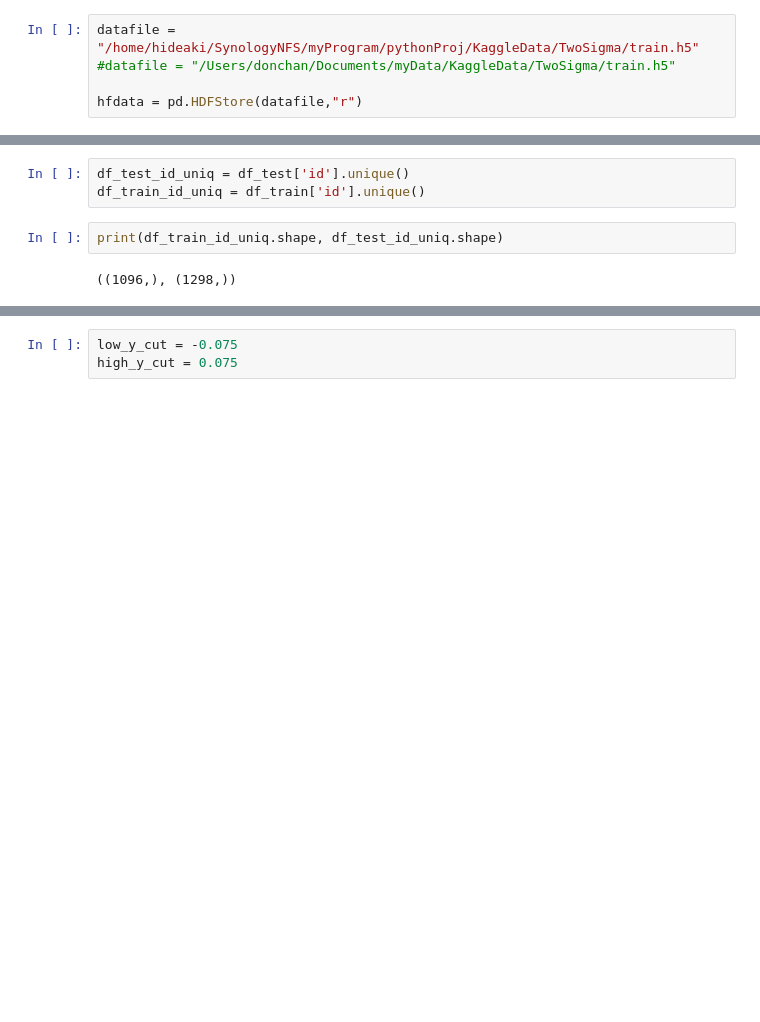
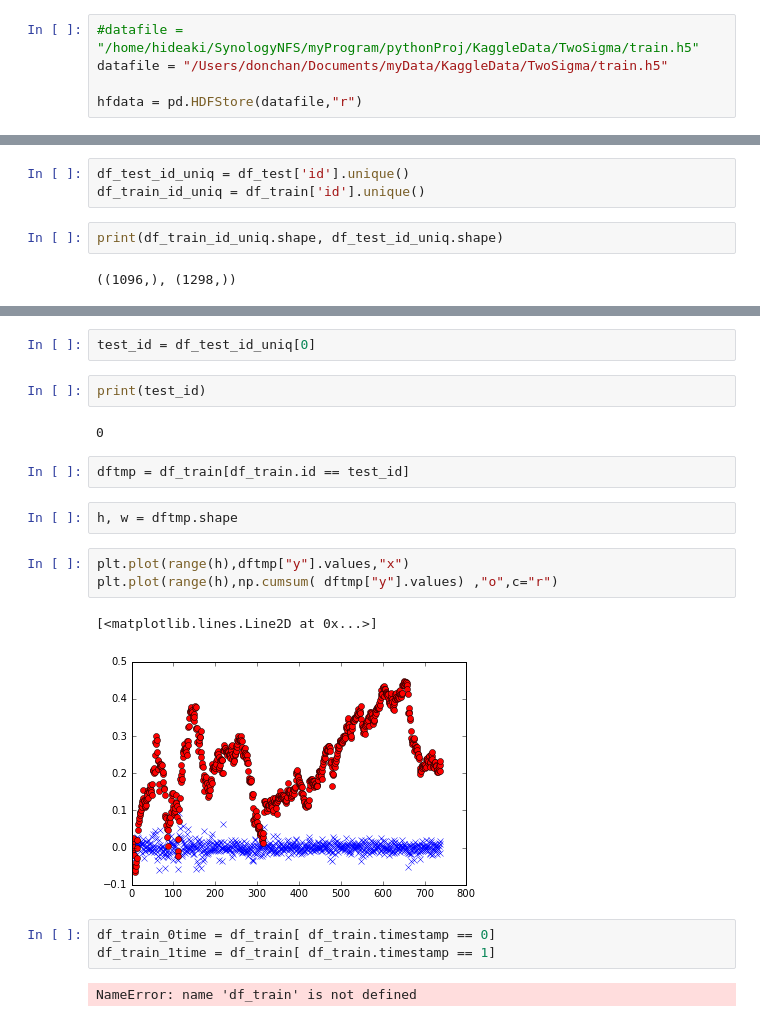
Before and after one commit to scrambleegg7/TwoSigma, a Jupyter notebook: twosigma.ipynb, the cells around one changed output, grey strips where cells are left out. Cells and saved outputs as stored; diff of their text form; blank space fills up the shorter version.

```diff
--- a/twosigma.ipynb
+++ b/twosigma.ipynb
@@ -16,6 +18,6 @@ np.random.seed(1024)
 # %%
-datafile = "/home/hideaki/SynologyNFS/myProgram/pythonProj/KaggleData/TwoSigma/train.h5"
-#datafile = "/Users/donchan/Documents/myData/KaggleData/TwoSigma/train.h5"
+#datafile = "/home/hideaki/SynologyNFS/myProgram/pythonProj/KaggleData/TwoSigma/train.h5"
+datafile = "/Users/donchan/Documents/myData/KaggleData/TwoSigma/train.h5"
 
 hfdata = pd.HDFStore(datafile,"r")
 # %%
@@ -124,3 +67,21 @@ plt.plot(   df_select["technical_30"].values, df_select["y"].values  , "x"   )
-# %%
-low_y_cut = -0.075
-high_y_cut = 0.075
+# %%
+test_id = df_test_id_uniq[0]
+# %%
+print(test_id)
+# %% [output]
+0
+# %%
+dftmp = df_train[df_train.id == test_id]
+# %%
+h, w = dftmp.shape
+# %%
+plt.plot(range(h),dftmp["y"].values,"x")
+plt.plot(range(h),np.cumsum( dftmp["y"].values) ,"o",c="r")
+# %% [output]
+[<matplotlib.lines.Line2D at 0x...>]
+[figure, added]
+# %%
+df_train_0time = df_train[ df_train.timestamp == 0]
+df_train_1time = df_train[ df_train.timestamp == 1]
+# %% [output]
+NameError: name 'df_train' is not defined
```
Also changed, not shown: parts of 21 cells of this notebook, 6 other files.
